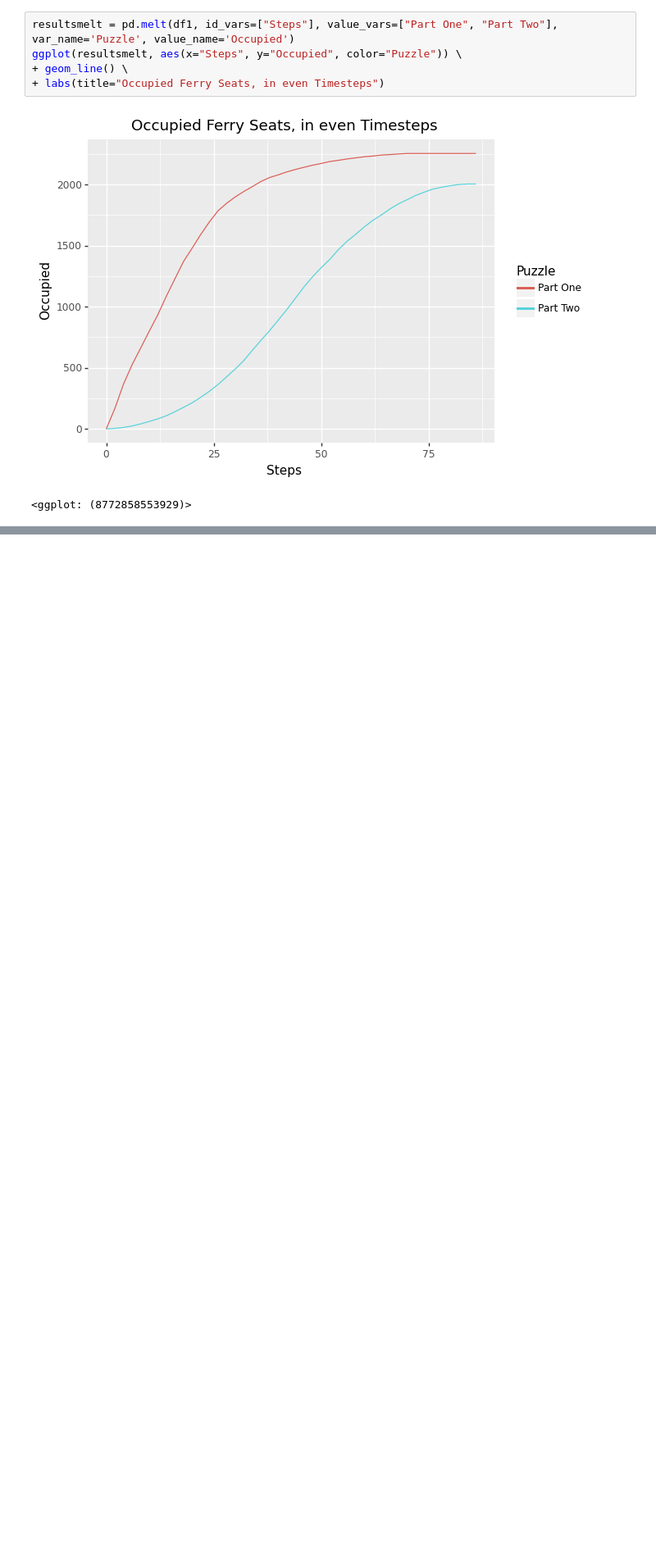
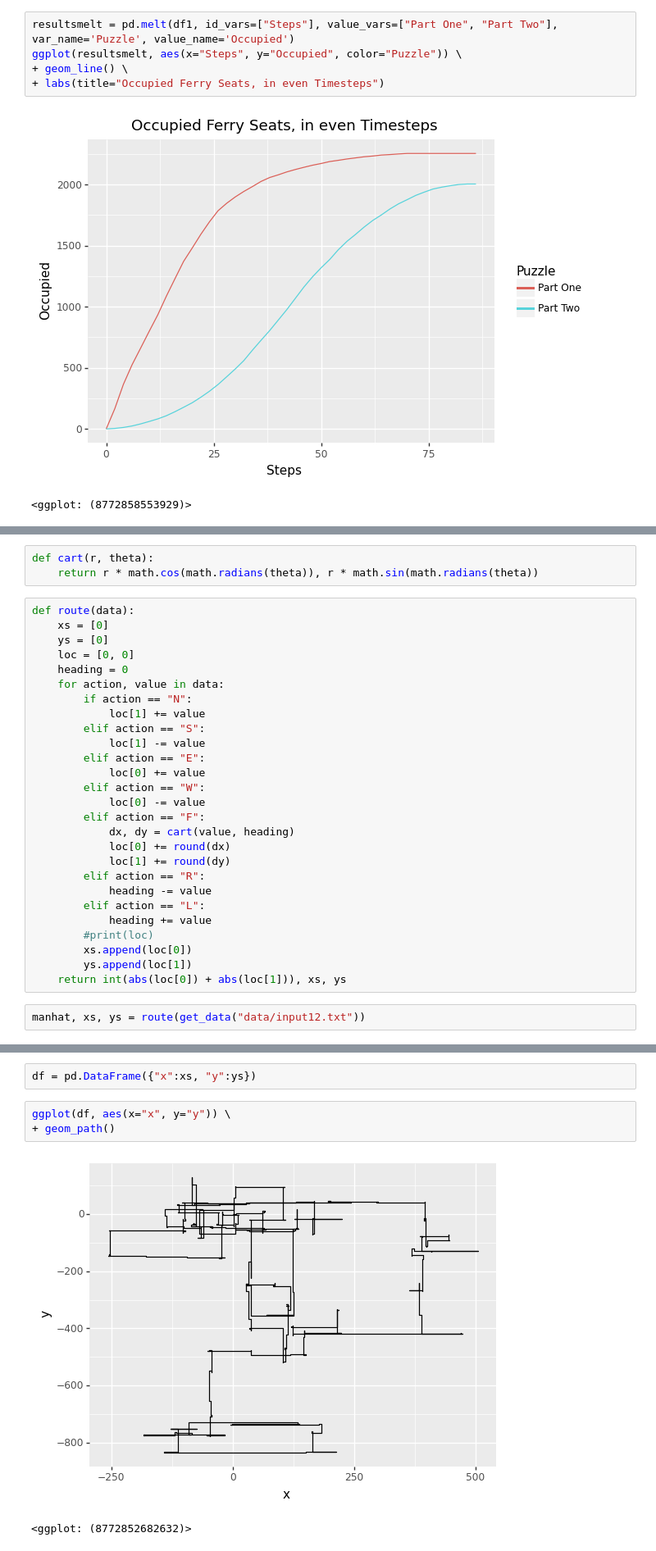
Before and after one commit to mgoadric/AdventOfCode, a Jupyter notebook: 2020/Advent of Code 2020 Solutions.ipynb, the cells around one changed output, grey strips where cells are left out. Shown: that part at 82% size. Cells and saved outputs as stored; diff of their text form; blank space fills up the shorter version.

Commit message:
Day 12 and visualization

```diff
--- a/2020/Advent of Code 2020 Solutions.ipynb
+++ b/2020/Advent of Code 2020 Solutions.ipynb
@@ -1194,0 +1209,32 @@ ggplot(resultsmelt, aes(x="Steps", y="Occupied", color="Puzzle")) \
+# %%
+def cart(r, theta):
+    return r * math.cos(math.radians(theta)), r * math.sin(math.radians(theta))
+# %%
+def route(data):
+    xs = [0]
+    ys = [0]
+    loc = [0, 0]
+    heading = 0
+    for action, value in data:
+        if action == "N":
+            loc[1] += value
+        elif action == "S":
+            loc[1] -= value
+        elif action == "E":
+            loc[0] += value
+        elif action == "W":
+            loc[0] -= value
+        elif action == "F":
+            dx, dy = cart(value, heading)
+            loc[0] += round(dx)
+            loc[1] += round(dy)
+        elif action == "R":
+            heading -= value
+        elif action == "L":
+            heading += value
+        #print(loc)
+        xs.append(loc[0])
+        ys.append(loc[1])
+    return int(abs(loc[0]) + abs(loc[1])), xs, ys
+# %%
+manhat, xs, ys = route(get_data("data/input12.txt"))
@@ -1194,0 +1245,8 @@ ggplot(resultsmelt, aes(x="Steps", y="Occupied", color="Puzzle")) \
+# %%
+df = pd.DataFrame({"x":xs, "y":ys})
+# %%
+ggplot(df, aes(x="x", y="y")) \
++ geom_path()
+# %% [output]
+[figure, added]
+<ggplot: (8772852682632)>
```
Also changed, not shown: parts of 14 cells of this notebook, 2 other files.
